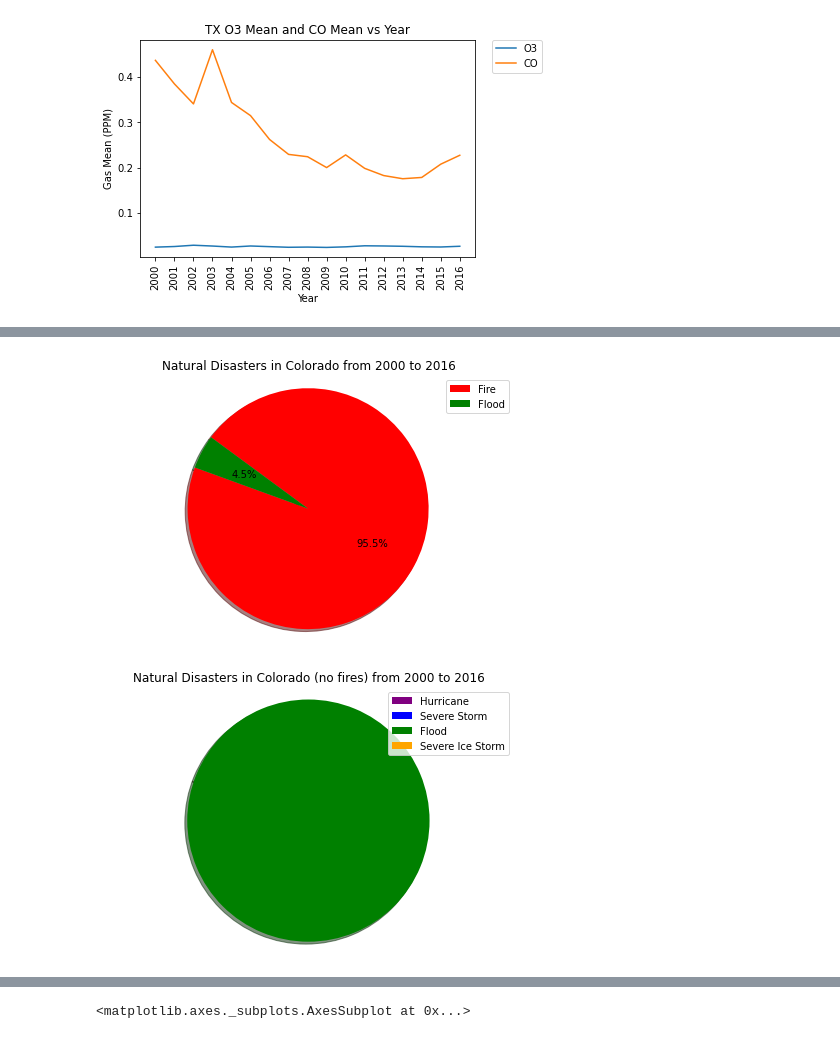
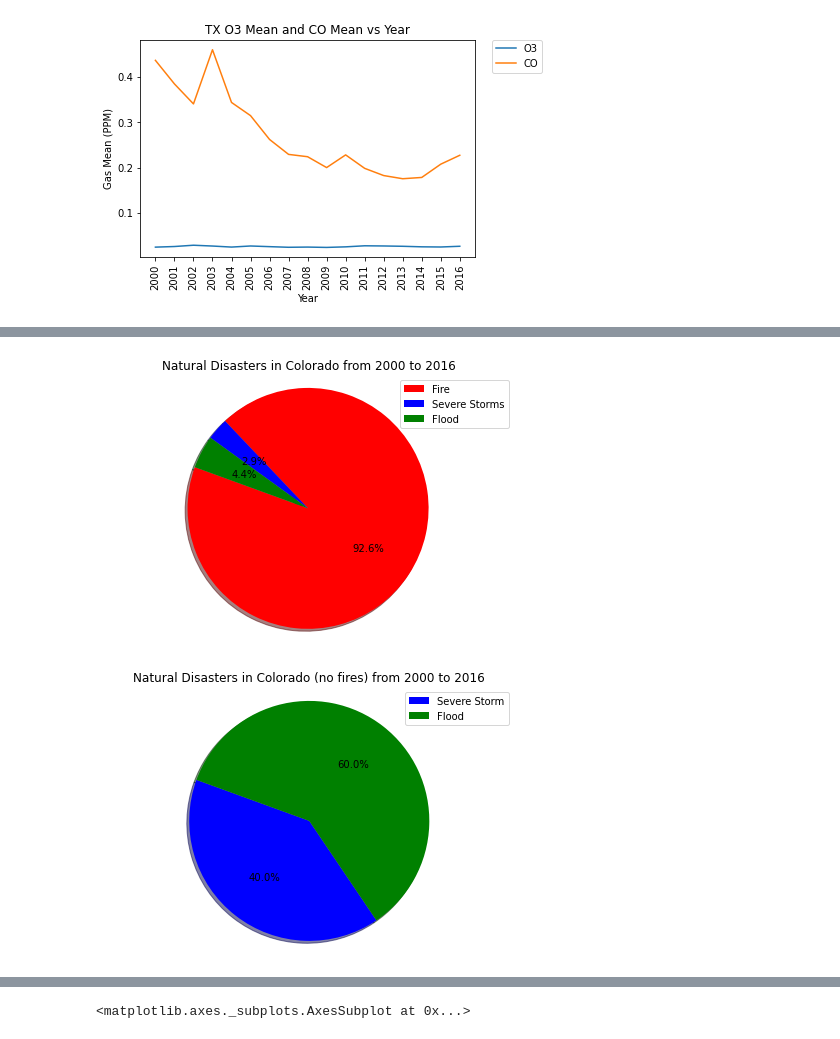
Before and after one commit to bleeclt/pro1group, a Jupyter notebook: natural_disaster_and_pollution.ipynb, the cells around one changed output, grey strips where cells are left out. Drawn from its saved outputs; the diff is of its cells as text; code cells hidden in the pictures.

```diff
--- a/natural_disaster_and_pollution.ipynb
+++ b/natural_disaster_and_pollution.ipynb
@@ -903,9 +934,9 @@ co_flood = co_disaster["Natural Disaster"].str.count('Flood').sum()
 co_ice = co_disaster["Natural Disaster"].str.count('Severe Ice Storm').sum()
 # %%
 #Colorado vs Natural Disasters Pie Chart
-labels = ["Fire", "Flood"]
-sizes = (co_fires, co_flood)
-colors = ["red", "green"]
+labels = ["Fire", "Severe Storms", "Flood"]
+sizes = (co_fires, 2, co_flood)
+colors = ["red", "blue", "green"]
 
 plt.pie(sizes, colors=colors, shadow = True, startangle=160, autopct="%1.1f%%")
 plt.legend(labels, loc="best")
@@ -914,21 +945,21 @@ plt.tight_layout()
 plt.title("Natural Disasters in Colorado from 2000 to 2016")
 plt.savefig("Images/CO_Disasters.png")
 # %% [output]
-[figure, old version]
+[figure, new version]
 # %%
 #Colorado vs Natural Disasters without fires Pie Chart
-labels = ["Hurricane", "Severe Storm", "Flood", "Severe Ice Storm"]
-sizes = (co_hurricane, co_storm, co_flood, co_ice)
-colors = ["purple", "blue", "green", "orange"]
+labels = ["Severe Storm", "Flood"]
+sizes = (2, co_flood)
+colors = ["blue", "green"]
 
-plt.pie(sizes, colors=colors, shadow = True, startangle=160)
+plt.pie(sizes, colors=colors, shadow = True, startangle=160, autopct="%1.1f%%")
 plt.legend(labels, loc="best")
 plt.axis("equal")
 plt.tight_layout()
 plt.title("Natural Disasters in Colorado (no fires) from 2000 to 2016")
 plt.savefig("Images/CO_Disasters_No_Fire.png")
 # %% [output]
-[figure, old version]
+[figure, new version]
 # %%
 fl_fires = fl_disaster["Natural Disaster"].str.count('Fire').sum()
 fl_hurricane = fl_disaster["Natural Disaster"].str.count('Hurricane').sum()
```
Also changed, not shown: parts of 19 cells of this notebook, 11 other files.
